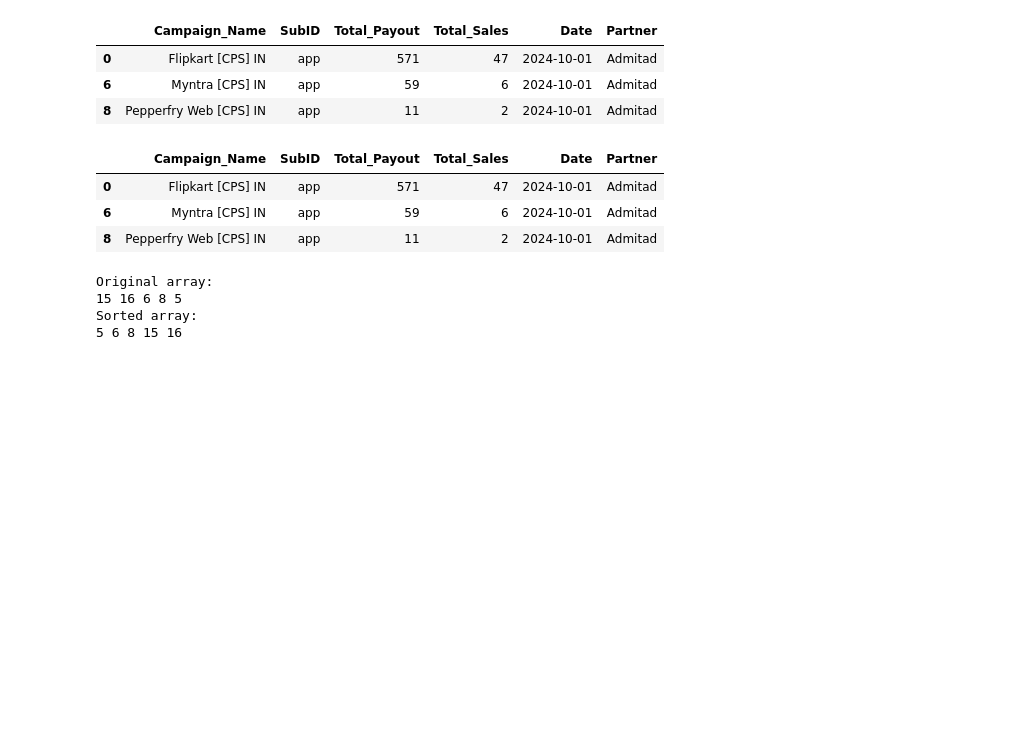
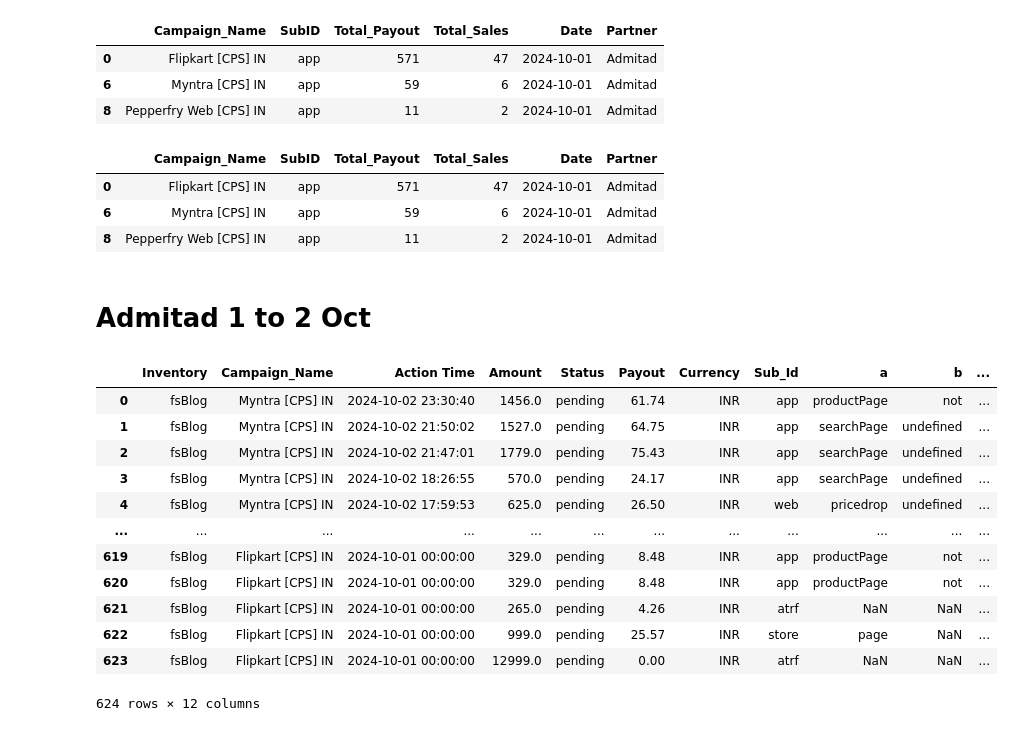
Before and after one commit to Maruf-Ahmad-khan/Pattern-Recognition-And-Machine-Learning, a Jupyter notebook: Payout Performance.ipynb, the cells around one changed output. Drawn from its saved outputs; the diff is of its cells as text; code cells hidden in the pictures; blank space fills up the shorter version.

```diff
--- a/Payout Performance.ipynb
+++ b/Payout Performance.ipynb
@@ -356,35 +349,24 @@ Adm_Cols[Adm_Cols['SubID']=='app']
 | 0 | Flipkart [CPS] IN | app | 571 | 47 | 2024-10-01 | Admitad |
 | 6 | Myntra [CPS] IN | app | 59 | 6 | 2024-10-01 | Admitad |
 | 8 | Pepperfry Web [CPS] IN | app | 11 | 2 | 2024-10-01 | Admitad |
-# %%
-class Solution:
-     # Bubble sort method
-     def Bubble_sort(self, arr):
-          n = len(arr)
-          for i in range(n - 1):
-               for j in range(n - i - 1):
-                    if arr[j] > arr[j + 1]:
-                         arr[j], arr[j + 1] = arr[j + 1], arr[j]
-
-     # Print array method
-     def print_arr(self, arr):
-          for i in arr:
-               print(i, end=' ')
-          print()
-
-arr = [15, 16, 6, 8, 5]
-sol = Solution()
-
-print("Original array:")
-sol.print_arr(arr)
-
-# Sorting the array
-sol.Bubble_sort(arr)
-
-print("Sorted array:")
-sol.print_arr(arr)
-# %% [output]
-Original array:
-15 16 6 8 5
-Sorted array:
-5 6 8 15 16
+# %% [markdown]
+# Admitad 1 to 2 Oct
+# %%
+import pandas as pd
+import numpy as np
+data = pd.read_excel(r"C:\Users\mk744\Downloads\Payout Sales Data\Admitad FS 1 to 2 Oct.xlsx")
+data
+# %% [output]
+|  | Inventory | Campaign_Name | Action Time | Amount | Status | Payout | Currency | Sub_Id | a | b | ... |
+| 0 | fsBlog | Myntra [CPS] IN | 2024-10-02 23:30:40 | 1456.0 | pending | 61.74 | INR | app | productPage | not | ... |
+| 1 | fsBlog | Myntra [CPS] IN | 2024-10-02 21:50:02 | 1527.0 | pending | 64.75 | INR | app | searchPage | undefined | ... |
+| 2 | fsBlog | Myntra [CPS] IN | 2024-10-02 21:47:01 | 1779.0 | pending | 75.43 | INR | app | searchPage | undefined | ... |
+| 3 | fsBlog | Myntra [CPS] IN | 2024-10-02 18:26:55 | 570.0 | pending | 24.17 | INR | app | searchPage | undefined | ... |
+| 4 | fsBlog | Myntra [CPS] IN | 2024-10-02 17:59:53 | 625.0 | pending | 26.50 | INR | web | pricedrop | undefined | ... |
+| ... | ... | ... | ... | ... | ... | ... | ... | ... | ... | ... | ... |
+| 619 | fsBlog | Flipkart [CPS] IN | 2024-10-01 00:00:00 | 329.0 | pending | 8.48 | INR | app | productPage | not | ... |
+| 620 | fsBlog | Flipkart [CPS] IN | 2024-10-01 00:00:00 | 329.0 | pending | 8.48 | INR | app | productPage | not | ... |
+| 621 | fsBlog | Flipkart [CPS] IN | 2024-10-01 00:00:00 | 265.0 | pending | 4.26 | INR | atrf | NaN | NaN | ... |
+| 622 | fsBlog | Flipkart [CPS] IN | 2024-10-01 00:00:00 | 999.0 | pending | 25.57 | INR | store | page | NaN | ... |
+| 623 | fsBlog | Flipkart [CPS] IN | 2024-10-01 00:00:00 | 12999.0 | pending | 0.00 | INR | atrf | NaN | NaN | ... |
+624 rows × 12 columns
```
Also changed, not shown: parts of 11 cells of this notebook, 4 other files.
